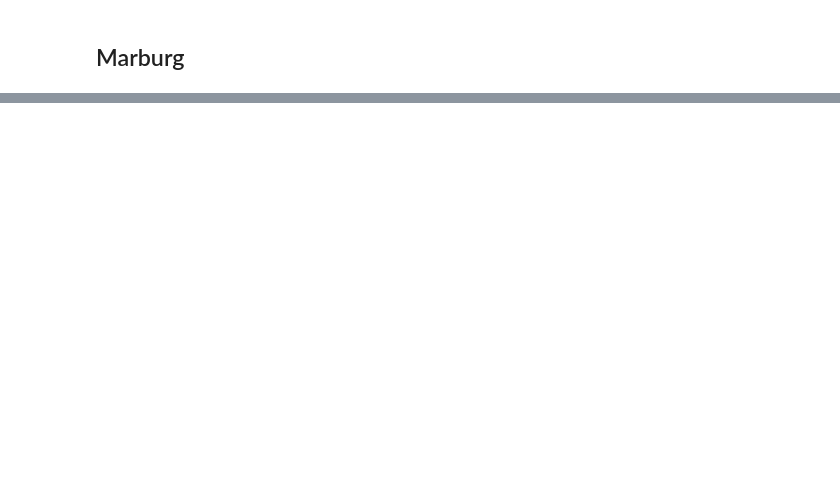
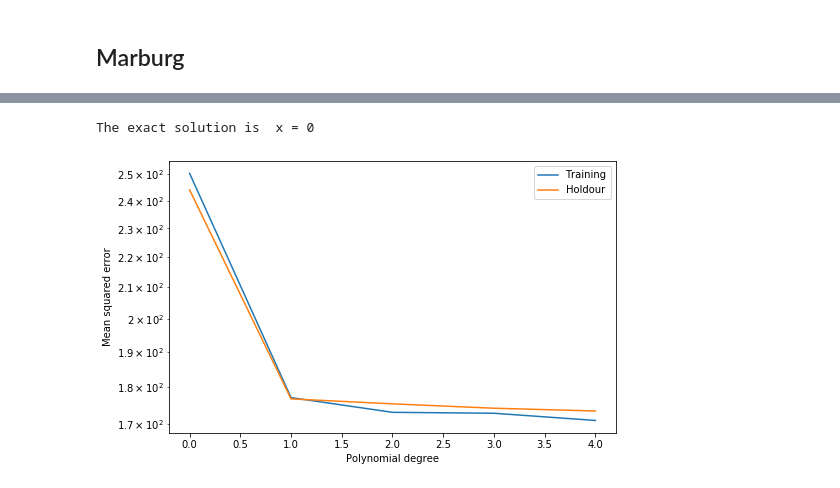
Before and after one commit to mogottsch/dsml_2020_magma, a Jupyter notebook: 3_predictive_modeling/Poly_Regression_Regularization.ipynb, the cells around one changed output, grey strips where cells are left out. Saved outputs shown, nothing was run; the diff lists cells and outputs as text; code cells hidden in the pictures; blank space fills up the shorter version.

```diff
--- a/3_predictive_modeling/Poly_Regression_Regularization.ipynb
+++ b/3_predictive_modeling/Poly_Regression_Regularization.ipynb
@@ -281,0 +158,5 @@ R2:  0.16132538784853856
+# %%
+iterating_over_degree(X_train,y_train,5)
+# %% [output]
+The exact solution is  x = 0
+[figure, added]
```
Also changed, not shown: parts of 74 cells of this notebook, 1 other file.
